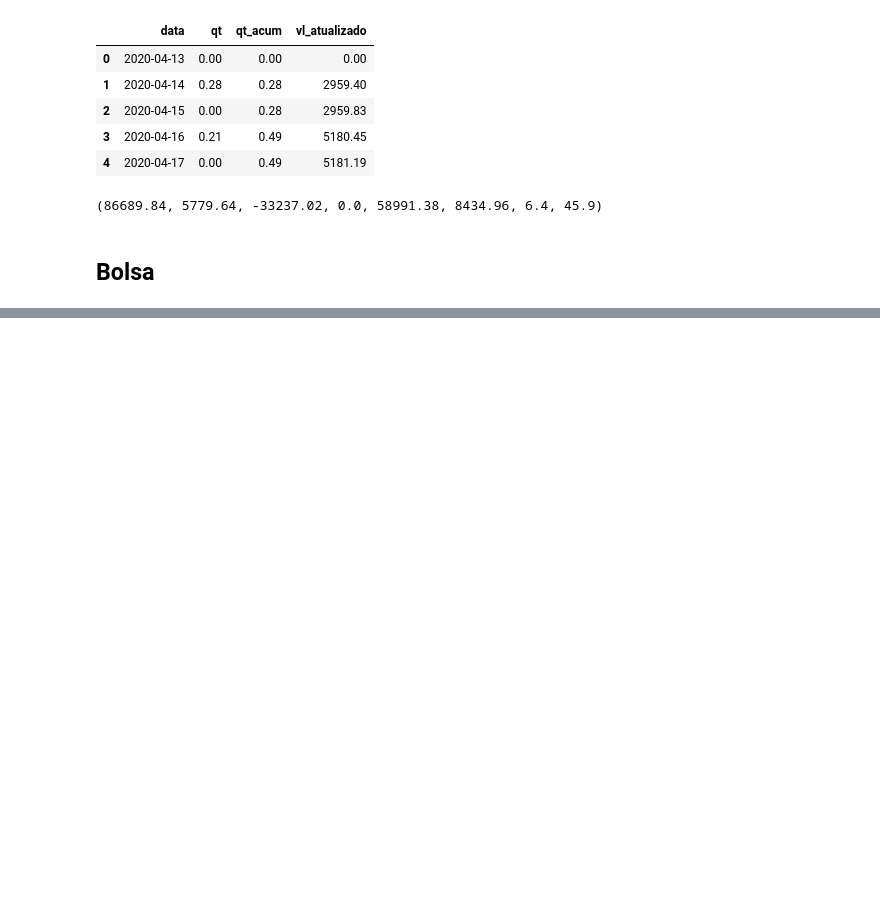
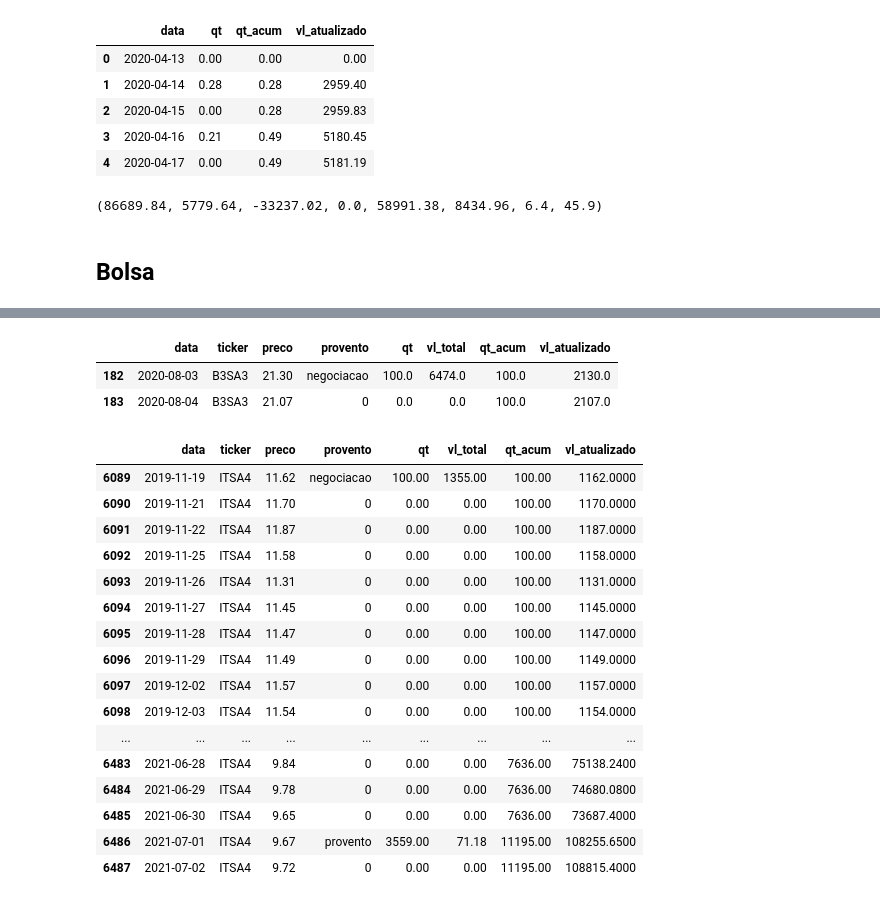
Before and after one commit to rknagao/b3-report, a Jupyter notebook: src/manutencao.ipynb, the cells around one changed output, grey strips where cells are left out. Saved outputs shown, nothing was run; the diff lists cells and outputs as text; code cells hidden in the pictures; blank space fills up the shorter version.

```diff
--- a/src/manutencao.ipynb
+++ b/src/manutencao.ipynb
@@ -401,17 +479,22 @@ df_bolsa['data'] = pd.to_datetime(df_bolsa['data'], format='%Y-%m-%d')
 # %%
+# Salvar lá encima!
 def etl_bolsa_historic_price(list_ticker_b3: list, start_date: str, end_date: str) -> np.array:
 
     # Utilizando a api do yf
     long_string = ' '.join([i + '.SA' for i in list_ticker_b3])
-    df_price = yf.download(long_string, start=start_date, end=end_date, group_by='column')['Adj Close'].reset_index()
+    df_price = yf.download(long_string, start=start_date, end=end_date, group_by='column')['Close'].reset_index()
 
     # Ajustes na base
     df_price.columns = ['data'] + list(list_ticker_b3)
     df_price['data'] = pd.to_datetime(df_price['data'])
     df_price = df_price.fillna(0).round(2)
+    df_price = pd.melt(df_price, id_vars=['data'], value_vars=list(list_ticker_b3), var_name='ticker', value_name='preco')
 
     return df_price
 
-df_bolsa_historic = etl_bolsa_historic_price(list_ticker_b3=df_bolsa['ticker'].unique()[:5], start_date='2022-01-01', end_date='2022-02-01')
-df_bolsa_historic.info()
+# Passo 1: extrair dados atualizados de cada ticker.
+df_bolsa_historico = etl_bolsa_historic_price(list_ticker_b3=df_bolsa['ticker'].sort_values().unique(),
+                                              start_date=df_bolsa['data'].min(),
+                                              end_date=df_bolsa['data'].max())
+df_bolsa_historico.head()
 # %% [output]
@@ -440,0 +517,4 @@ a = [1,2,3]
+# %%
+# Passo 2: juntar a carteira com os preços históricos.
+df_bolsa2 = pd.merge(df_bolsa_historico, df_bolsa, on=['data', 'ticker'], how='left').fillna(0)
+df_bolsa2.head()
@@ -440,0 +528,52 @@ a = [1,2,3]
+# %%
+# Passo 3: calcular quantidade acumulada
+#df_bolsa3 = pd.DataFrame()
+
+for i in df_bolsa['ticker'].sort_values().unique():
+    #df_temp = df_bolsa2.loc[df_bolsa2['ticker'] == i]
+
+    df_bolsa2.loc[df_bolsa2['ticker'] == i, 'qt_acum'] = df_bolsa2.loc[df_bolsa2['ticker'] == i, 'qt'].cumsum(skipna=True)
+
+    # Condição: excluir datas sem movimentação ou que não havia tesouro na carteira.
+df_bolsa2['vl_atualizado'] = df_bolsa2['preco'] * df_bolsa2['qt_acum']
+
+
+#df_bolsa_negociacao = df_bolsa2.loc[df_bolsa2['provento'] == 'negociacao']
+df_bolsa_negociacao = df_bolsa2.loc[(df_bolsa2['qt'] != 0) | (df_bolsa2['qt_acum'] != 0)]
+    #df_tesouro_hist['vl_atualizado'] = (df_tesouro_hist['qt_acum'] * df_tesouro_hist['preco_hist']).round(2)
+
+    #df_bolsa3 = pd.concat([df_bolsa3, df_temp], axis=0, ignore_index=True)
+
+df_bolsa2.head()
+display(df_bolsa_negociacao.head(2))
+# %% [output]
+|  | data | ticker | preco | provento | qt | vl_total | qt_acum | vl_atualizado |
+| 182 | 2020-08-03 | B3SA3 | 21.30 | negociacao | 100.0 | 6474.0 | 100.0 | 2130.0 |
+| 183 | 2020-08-04 | B3SA3 | 21.07 | 0 | 0.0 | 0.0 | 100.0 | 2107.0 |
+# %%
+# Check
+#yf.download('bpan4.sa', start='2019-11-04', end='2019-11-06', interval='1d')
+a = df_bolsa_negociacao
+a.loc[a['ticker'] == 'ITSA4']
+#a.loc[a['vl_total'] != 0]
+
+with pd.option_context('display.max_rows', None, 'display.max_columns', None):
+    display(a.loc[a['ticker'] == 'ITSA4'])
+# %% [output]
+|  | data | ticker | preco | provento | qt | vl_total | qt_acum | vl_atualizado |
+| 6089 | 2019-11-19 | ITSA4 | 11.62 | negociacao | 100.00 | 1355.00 | 100.00 | 1162.0000 |
+| 6090 | 2019-11-21 | ITSA4 | 11.70 | 0 | 0.00 | 0.00 | 100.00 | 1170.0000 |
+| 6091 | 2019-11-22 | ITSA4 | 11.87 | 0 | 0.00 | 0.00 | 100.00 | 1187.0000 |
+| 6092 | 2019-11-25 | ITSA4 | 11.58 | 0 | 0.00 | 0.00 | 100.00 | 1158.0000 |
+| 6093 | 2019-11-26 | ITSA4 | 11.31 | 0 | 0.00 | 0.00 | 100.00 | 1131.0000 |
+| 6094 | 2019-11-27 | ITSA4 | 11.45 | 0 | 0.00 | 0.00 | 100.00 | 1145.0000 |
+| 6095 | 2019-11-28 | ITSA4 | 11.47 | 0 | 0.00 | 0.00 | 100.00 | 1147.0000 |
+| 6096 | 2019-11-29 | ITSA4 | 11.49 | 0 | 0.00 | 0.00 | 100.00 | 1149.0000 |
+| 6097 | 2019-12-02 | ITSA4 | 11.57 | 0 | 0.00 | 0.00 | 100.00 | 1157.0000 |
+| 6098 | 2019-12-03 | ITSA4 | 11.54 | 0 | 0.00 | 0.00 | 100.00 | 1154.0000 |
+| ... | ... | ... | ... | ... | ... | ... | ... | ... |
+| 6483 | 2021-06-28 | ITSA4 | 9.84 | 0 | 0.00 | 0.00 | 7636.00 | 75138.2400 |
+| 6484 | 2021-06-29 | ITSA4 | 9.78 | 0 | 0.00 | 0.00 | 7636.00 | 74680.0800 |
+| 6485 | 2021-06-30 | ITSA4 | 9.65 | 0 | 0.00 | 0.00 | 7636.00 | 73687.4000 |
+| 6486 | 2021-07-01 | ITSA4 | 9.67 | provento | 3559.00 | 71.18 | 11195.00 | 108255.6500 |
+| 6487 | 2021-07-02 | ITSA4 | 9.72 | 0 | 0.00 | 0.00 | 11195.00 | 108815.4000 |
```
Also changed, not shown: parts of 20 cells of this notebook.
